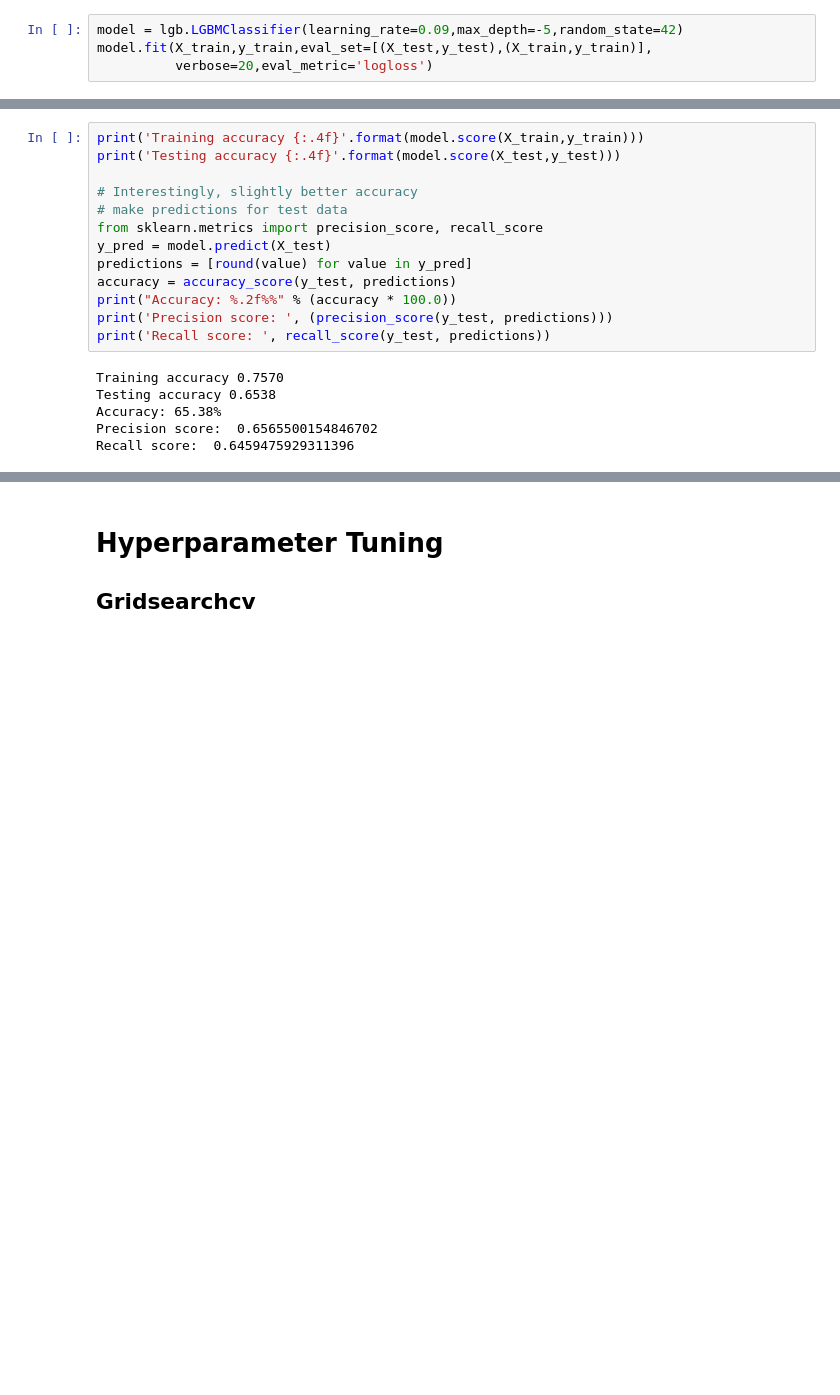
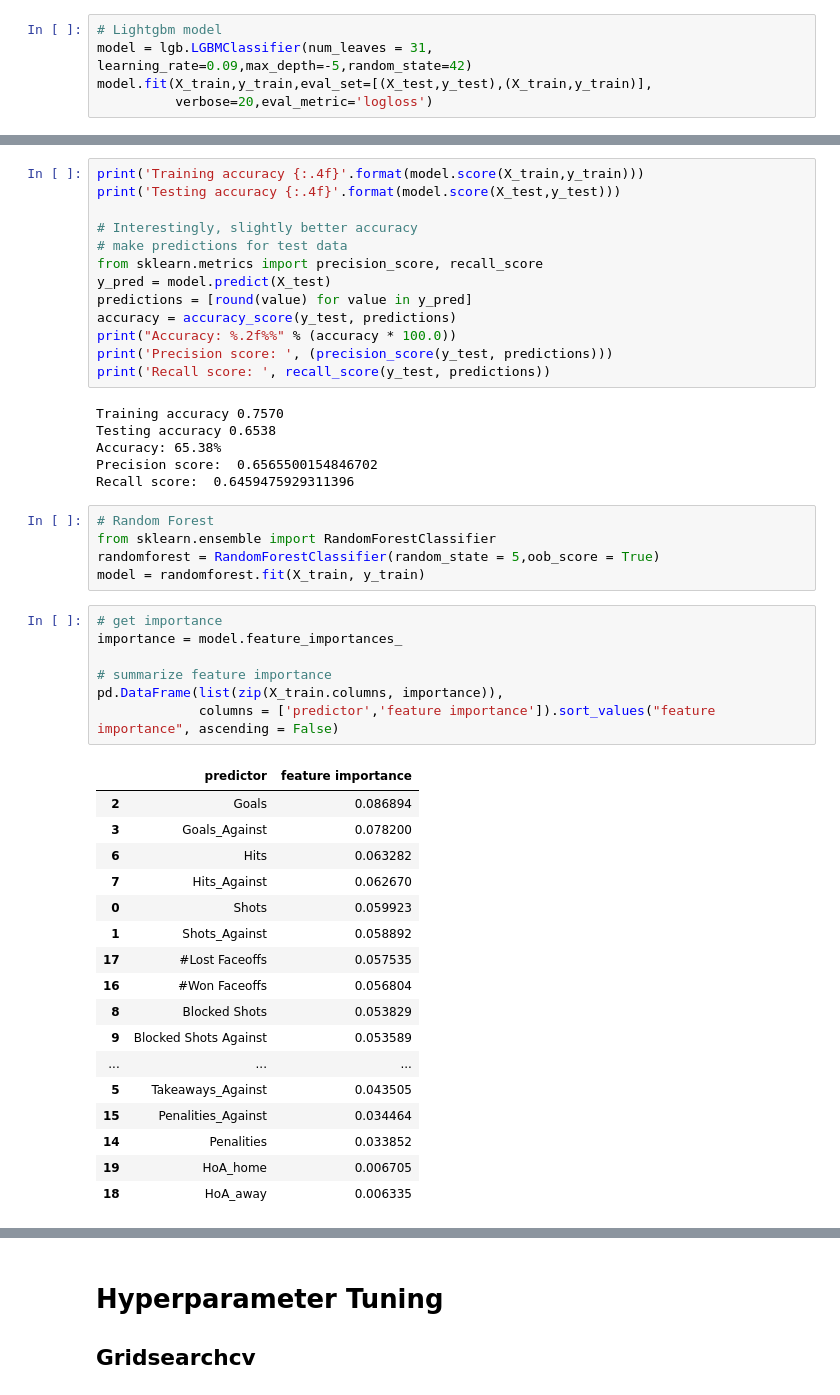
Before and after one commit to McGill-MMA-EnterpriseAnalytics/NHL-Game-II, a Jupyter notebook: modeling/Hyperparameter tuning.ipynb, the cells around one changed output, grey strips where cells are left out. Cells and saved outputs as stored; diff of their text form; blank space fills up the shorter version.

Commit message:
Update models

```diff
--- a/modeling/Hyperparameter tuning.ipynb
+++ b/modeling/Hyperparameter tuning.ipynb
@@ -101,7 +101,8 @@ seed = 7
 test_size = 0.33
 X_train, X_test, y_train, y_test = train_test_split(X, y, test_size=test_size, random_state=seed)
 # %%
-model = lgb.LGBMClassifier(learning_rate=0.09,max_depth=-5,random_state=42)
+# Lightgbm model
+model = lgb.LGBMClassifier(num_leaves = 31, learning_rate=0.09,max_depth=-5,random_state=42)
 model.fit(X_train,y_train,eval_set=[(X_test,y_test),(X_train,y_train)],
           verbose=20,eval_metric='logloss')
 # %% [output]
@@ -130,3 +131,33 @@ Testing accuracy 0.6538
 Accuracy: 65.38%
 Precision score:  0.6565500154846702
 Recall score:  0.6459475929311396
+# %%
+# Random Forest
+from sklearn.ensemble import RandomForestClassifier
+randomforest = RandomForestClassifier(random_state = 5,oob_score = True)
+model = randomforest.fit(X_train, y_train)
+# %%
+# get importance
+importance = model.feature_importances_
+
+# summarize feature importance
+pd.DataFrame(list(zip(X_train.columns, importance)),
+             columns = ['predictor','feature importance']).sort_values("feature importance", ascending = False)
+# %% [output]
+|  | predictor | feature importance |
+| 2 | Goals | 0.086894 |
+| 3 | Goals_Against | 0.078200 |
+| 6 | Hits | 0.063282 |
+| 7 | Hits_Against | 0.062670 |
+| 0 | Shots | 0.059923 |
+| 1 | Shots_Against | 0.058892 |
+| 17 | #Lost Faceoffs | 0.057535 |
+| 16 | #Won Faceoffs | 0.056804 |
+| 8 | Blocked Shots | 0.053829 |
+| 9 | Blocked Shots Against | 0.053589 |
+| ... | ... | ... |
+| 5 | Takeaways_Against | 0.043505 |
+| 15 | Penalities_Against | 0.034464 |
+| 14 | Penalities | 0.033852 |
+| 19 | HoA_home | 0.006705 |
+| 18 | HoA_away | 0.006335 |
```
Also changed, not shown: parts of 12 cells of this notebook.
